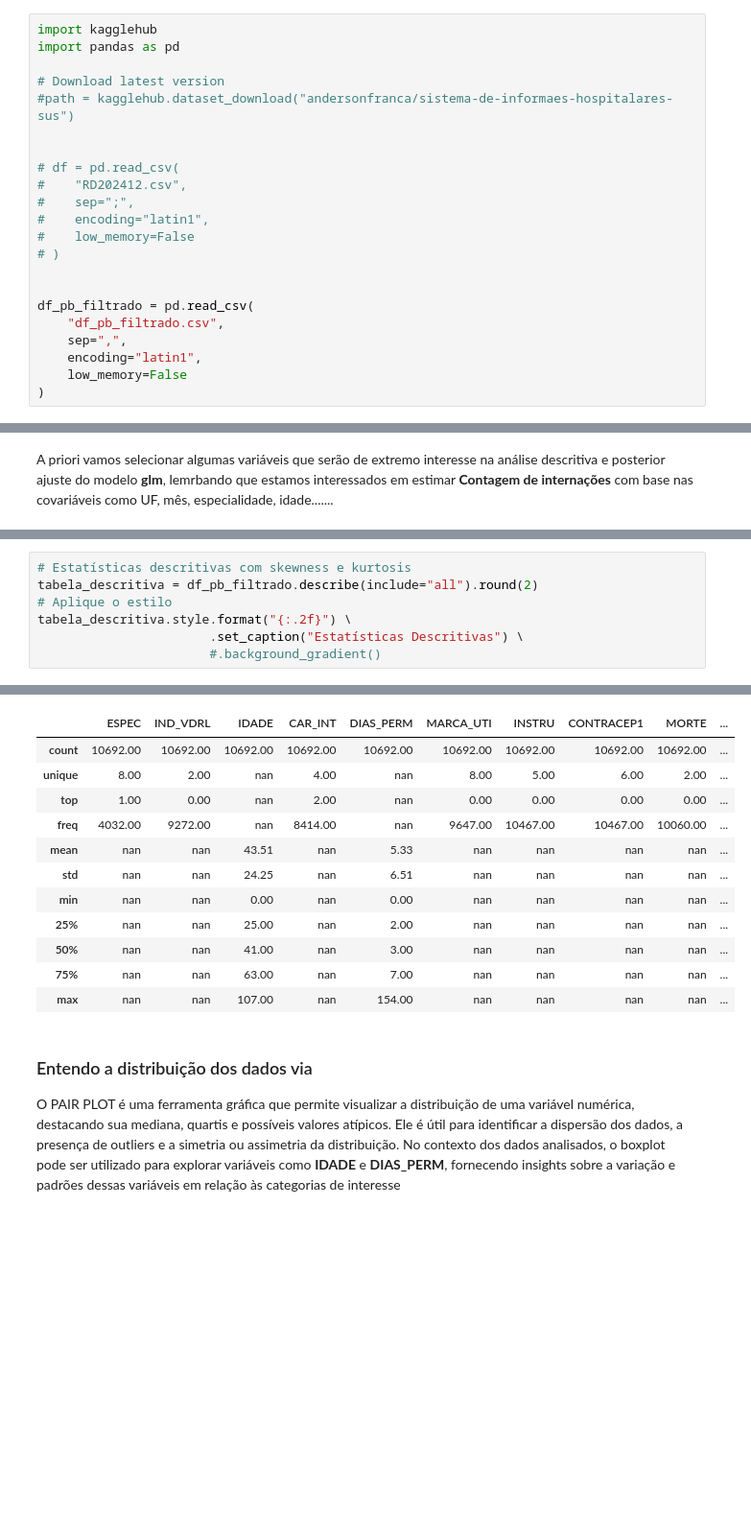
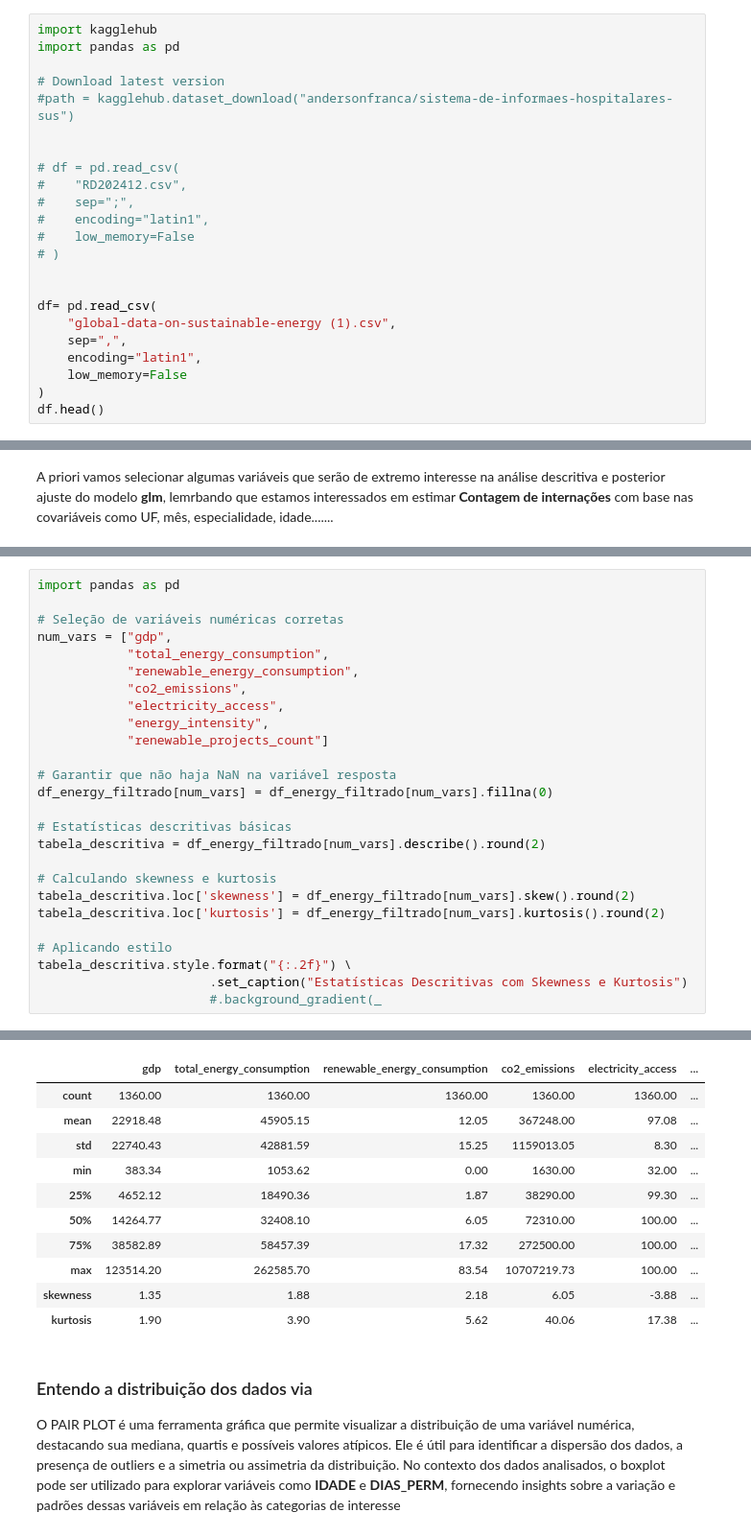
Before and after one commit to Fabiano01EST/generalized-linear-models-python, a Jupyter notebook: GLM.ipynb, the cells around one changed output, grey strips where cells are left out. Shown at 96% size. Drawn from its saved outputs; the diff is of its cells as text; blank space fills up the shorter version.

```diff
--- a/GLM.ipynb
+++ b/GLM.ipynb
@@ -34,9 +32,10 @@ import pandas as pd
 # )
 
 
-df_pb_filtrado = pd.read_csv(
-    "df_pb_filtrado.csv",
+df= pd.read_csv(
+    "global-data-on-sustainable-energy (1).csv",
     sep=",",
     encoding="latin1",
     low_memory=False
 )
+df.head()
@@ -216,8 +153,27 @@ Variáveis categóricas, como sexo, raça/cor, características de internação,
 # %%
-# Estatísticas descritivas com skewness e kurtosis
-tabela_descritiva = df_pb_filtrado.describe(include="all").round(2)
-# Aplique o estilo
+import pandas as pd
+
+# Seleção de variáveis numéricas corretas
+num_vars = ["gdp",
+            "total_energy_consumption",
+            "renewable_energy_consumption",
+            "co2_emissions",
+            "electricity_access",
+            "energy_intensity",
+            "renewable_projects_count"]
+
+# Garantir que não haja NaN na variável resposta
+df_energy_filtrado[num_vars] = df_energy_filtrado[num_vars].fillna(0)
+
+# Estatísticas descritivas básicas
+tabela_descritiva = df_energy_filtrado[num_vars].describe().round(2)
+
+# Calculando skewness e kurtosis
+tabela_descritiva.loc['skewness'] = df_energy_filtrado[num_vars].skew().round(2)
+tabela_descritiva.loc['kurtosis'] = df_energy_filtrado[num_vars].kurtosis().round(2)
+
+# Aplicando estilo
 tabela_descritiva.style.format("{:.2f}") \
-                       .set_caption("Estatísticas Descritivas") \
-                       #.background_gradient()
+                       .set_caption("Estatísticas Descritivas com Skewness e Kurtosis")
+                       #.background_gradient(_
 # %% [output]
@@ -225,15 +181,14 @@ Estatísticas Descritivas
-|  | ESPEC | IND_VDRL | IDADE | CAR_INT | DIAS_PERM | MARCA_UTI | INSTRU | CONTRACEP1 | MORTE | ... |
-| count | 10692.00 | 10692.00 | 10692.00 | 10692.00 | 10692.00 | 10692.00 | 10692.00 | 10692.00 | 10692.00 | ... |
-| unique | 8.00 | 2.00 | nan | 4.00 | nan | 8.00 | 5.00 | 6.00 | 2.00 | ... |
-| top | 1.00 | 0.00 | nan | 2.00 | nan | 0.00 | 0.00 | 0.00 | 0.00 | ... |
-| freq | 4032.00 | 9272.00 | nan | 8414.00 | nan | 9647.00 | 10467.00 | 10467.00 | 10060.00 | ... |
-| mean | nan | nan | 43.51 | nan | 5.33 | nan | nan | nan | nan | ... |
-| std | nan | nan | 24.25 | nan | 6.51 | nan | nan | nan | nan | ... |
-| min | nan | nan | 0.00 | nan | 0.00 | nan | nan | nan | nan | ... |
-| 25% | nan | nan | 25.00 | nan | 2.00 | nan | nan | nan | nan | ... |
-| 50% | nan | nan | 41.00 | nan | 3.00 | nan | nan | nan | nan | ... |
-| 75% | nan | nan | 63.00 | nan | 7.00 | nan | nan | nan | nan | ... |
-| max | nan | nan | 107.00 | nan | 154.00 | nan | nan | nan | nan | ... |
+|  | gdp | total_energy_consumption | renewable_energy_consumption | co2_emissions | electricity_access | ... |
+| count | 1360.00 | 1360.00 | 1360.00 | 1360.00 | 1360.00 | ... |
+| mean | 22918.48 | 45905.15 | 12.05 | 367248.00 | 97.08 | ... |
+| std | 22740.43 | 42881.59 | 15.25 | 1159013.05 | 8.30 | ... |
+| min | 383.34 | 1053.62 | 0.00 | 1630.00 | 32.00 | ... |
+| 25% | 4652.12 | 18490.36 | 1.87 | 38290.00 | 99.30 | ... |
+| 50% | 14264.77 | 32408.10 | 6.05 | 72310.00 | 100.00 | ... |
+| 75% | 38582.89 | 58457.39 | 17.32 | 272500.00 | 100.00 | ... |
+| max | 123514.20 | 262585.70 | 83.54 | 10707219.73 | 100.00 | ... |
+| skewness | 1.35 | 1.88 | 2.18 | 6.05 | -3.88 | ... |
+| kurtosis | 1.90 | 3.90 | 5.62 | 40.06 | 17.38 | ... |
 # %% [markdown]
 ### Entendo a distribuição dos dados via
 
```
Also changed, not shown: parts of 21 cells of this notebook, 3 other files.
